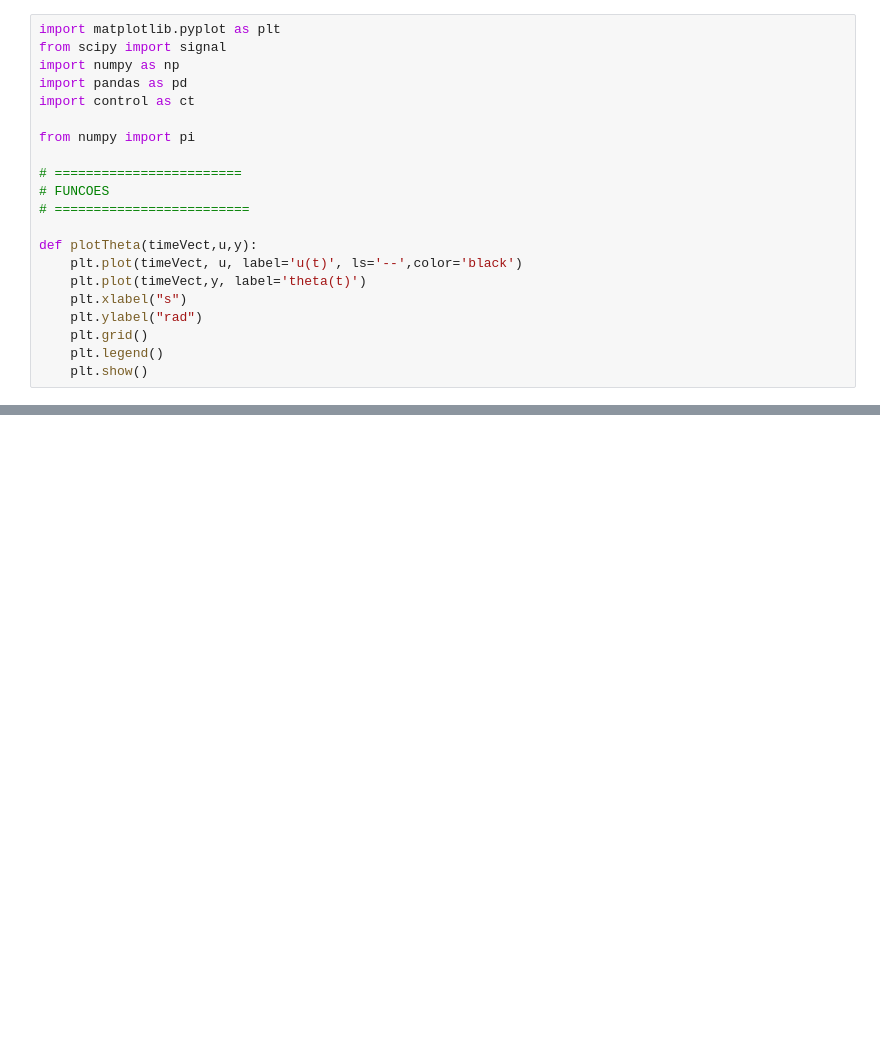
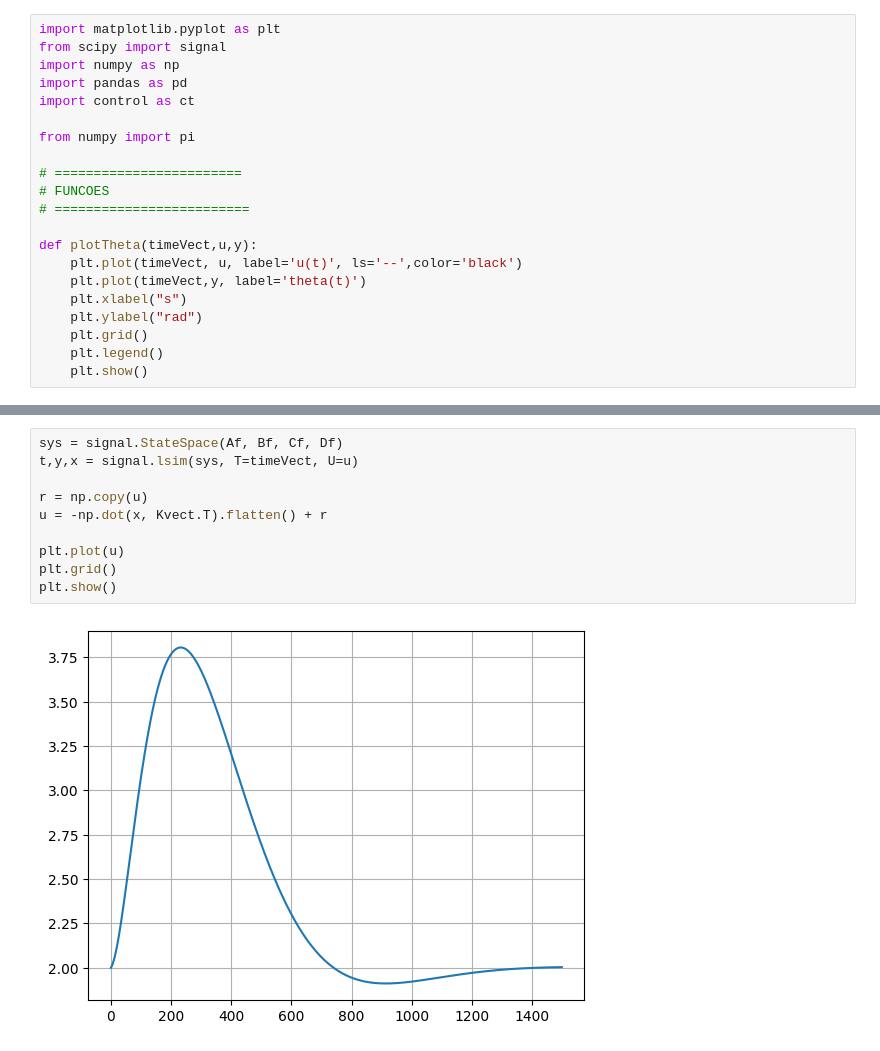
Before and after one commit to andrevale99/FMPSE_EGM0017, a Jupyter notebook: ControleSS/main.ipynb, the cells around one changed output, grey strips where cells are left out. Drawn from its saved outputs; the diff is of its cells as text; blank space fills up the shorter version.

```diff
--- a/ControleSS/main.ipynb
+++ b/ControleSS/main.ipynb
@@ -166,0 +184,12 @@ plotTheta(timeVect,u,y)
+# %%
+sys = signal.StateSpace(Af, Bf, Cf, Df)
+t,y,x = signal.lsim(sys, T=timeVect, U=u)
+
+r = np.copy(u)
+u = -np.dot(x, Kvect.T).flatten() + r
+
+plt.plot(u)
+plt.grid()
+plt.show()
+# %% [output]
+[figure, added]
```
Also changed, not shown: parts of 5 cells of this notebook.
